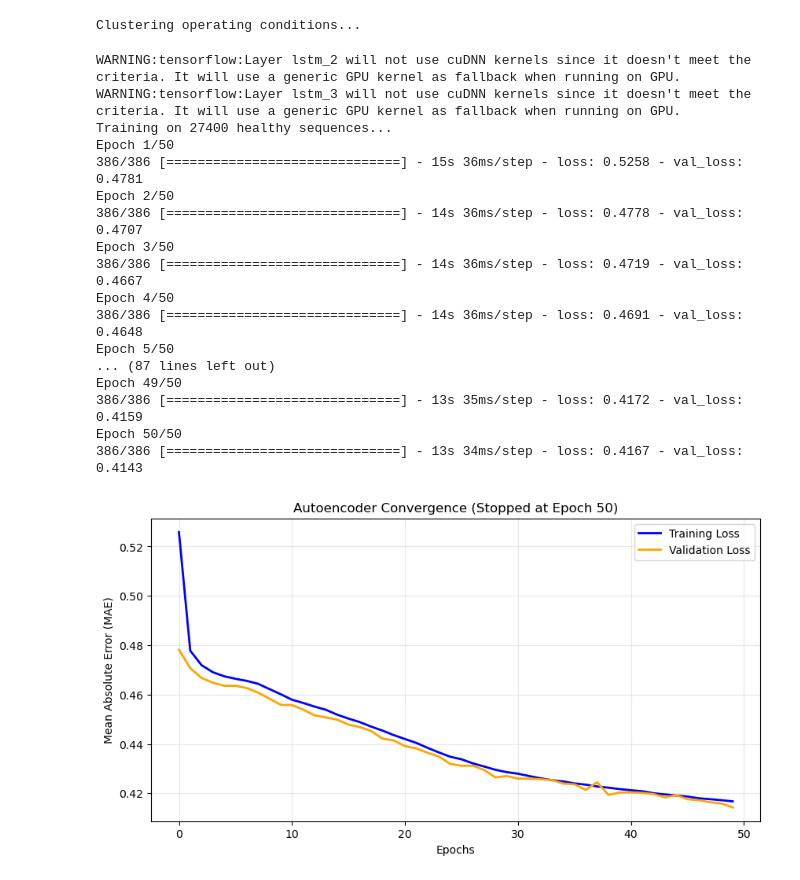
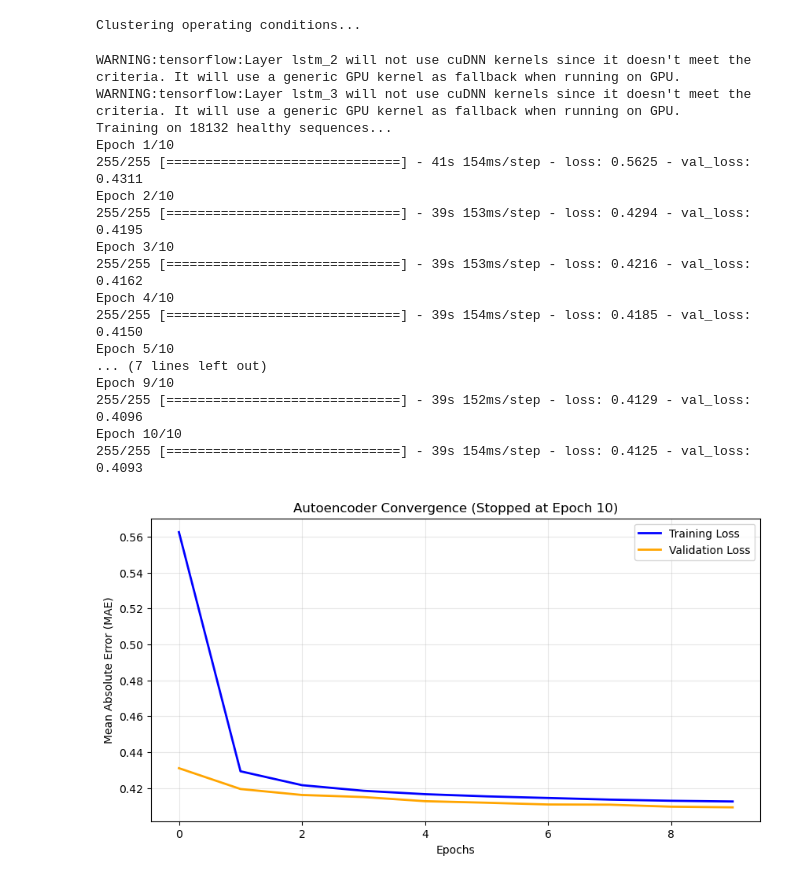
Before and after one commit to RandomKiddo/HackAI2026, a Jupyter notebook: src/Project.ipynb, the cells around one changed output. Cells and saved outputs as stored; diff of their text form; code cells hidden in the pictures.

```diff
--- a/src/Project.ipynb
+++ b/src/Project.ipynb
@@ -17,7 +17,7 @@ from sklearn.preprocessing import StandardScaler
 os.environ["LOKY_MAX_CPU_COUNT"] = "4"
 plt.rcParams.update({'text.usetex': False})
 tf.random.set_seed(42)
-WINDOW_SIZE = 10
+WINDOW_SIZE = 50
 HEALTHY_RUL_THRESHOLD = 125 # Cycles before failure where degradation typically begins
 # %%
 # --- 2. DOWNLOAD & LOAD ---
@@ -41,7 +41,7 @@ df['RUL'] = df['max_cycle'] - df['cycle']
 df.drop('max_cycle', axis=1, inplace=True)
 # %%
 # --- 4. CLEANING ---
-drop_cols = ['s_1', 's_5', 's_10', 's_16', 's_18', 's_19']
+drop_cols = ['s_13', 's_16', 's_19']
 df.drop(labels=drop_cols, axis=1, inplace=True)
 df_test.drop(labels=drop_cols, axis=1, inplace=True)
 
@@ -126,50 +126,50 @@ early_stopper = EarlyStopping(
 )
 
 # 1. Save the training process to a 'history' object
 # Notice we added the `callbacks=[early_stopper]` argument here!
 history = model.fit(
     X_train_healthy,
     X_train_healthy,
-    epochs=50,
+    epochs=10,
     batch_size=64,
     validation_split=0.1,
     callbacks=[early_stopper],
     verbose=1
 )
 
 # 2. Plot the Training and Validation Loss
 plt.figure(figsize=(10, 5))
 plt.plot(history.history['loss'], label='Training Loss', color='blue', linewidth=2)
 plt.plot(history.history['val_loss'], label='Validation Loss', color='orange', linewidth=2)
 
 # Get the actual number of epochs it ran for before stopping
 actual_epochs = len(history.history['loss'])
 plt.title(f'Autoencoder Convergence (Stopped at Epoch {actual_epochs})')
 
 plt.xlabel('Epochs')
 plt.ylabel('Mean Absolute Error (MAE)')
 plt.legend()
 plt.grid(True, alpha=0.3)
 plt.show(block=False)
 # %% [output]
 WARNING:tensorflow:Layer lstm_2 will not use cuDNN kernels since it doesn't meet the criteria. It will use a generic GPU kernel as fallback when running on GPU.
 WARNING:tensorflow:Layer lstm_3 will not use cuDNN kernels since it doesn't meet the criteria. It will use a generic GPU kernel as fallback when running on GPU.
-Training on 27400 healthy sequences...
-Epoch 1/50
-386/386 [==============================] - 15s 36ms/step - loss: 0.5258 - val_loss: 0.4781
-Epoch 2/50
-386/386 [==============================] - 14s 36ms/step - loss: 0.4778 - val_loss: 0.4707
-Epoch 3/50
-386/386 [==============================] - 14s 36ms/step - loss: 0.4719 - val_loss: 0.4667
-Epoch 4/50
-386/386 [==============================] - 14s 36ms/step - loss: 0.4691 - val_loss: 0.4648
-Epoch 5/50
-... (87 lines left out)
-Epoch 49/50
-386/386 [==============================] - 13s 35ms/step - loss: 0.4172 - val_loss: 0.4159
-Epoch 50/50
-386/386 [==============================] - 13s 34ms/step - loss: 0.4167 - val_loss: 0.4143
+Training on 18132 healthy sequences...
+Epoch 1/10
+255/255 [==============================] - 41s 154ms/step - loss: 0.5625 - val_loss: 0.4311
+Epoch 2/10
+255/255 [==============================] - 39s 153ms/step - loss: 0.4294 - val_loss: 0.4195
+Epoch 3/10
+255/255 [==============================] - 39s 153ms/step - loss: 0.4216 - val_loss: 0.4162
+Epoch 4/10
+255/255 [==============================] - 39s 154ms/step - loss: 0.4185 - val_loss: 0.4150
+Epoch 5/10
+... (7 lines left out)
+Epoch 9/10
+255/255 [==============================] - 39s 152ms/step - loss: 0.4129 - val_loss: 0.4096
+Epoch 10/10
+255/255 [==============================] - 39s 154ms/step - loss: 0.4125 - val_loss: 0.4093
-[figure, old version]
+[figure, new version]
 # %%
 # --- 8. DATA-DRIVEN THRESHOLD CALCULATION ---
 # Get reconstruction error for all training data
```
Also changed, not shown: parts of 7 cells of this notebook.
